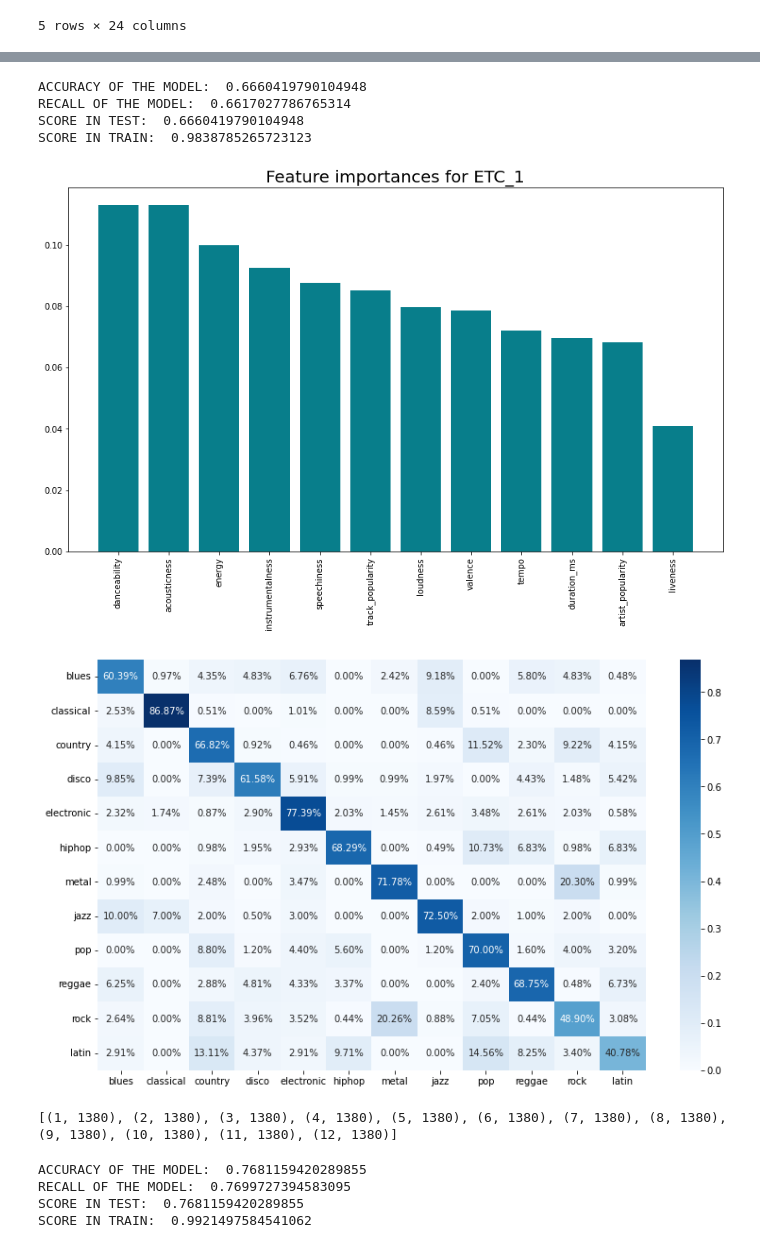
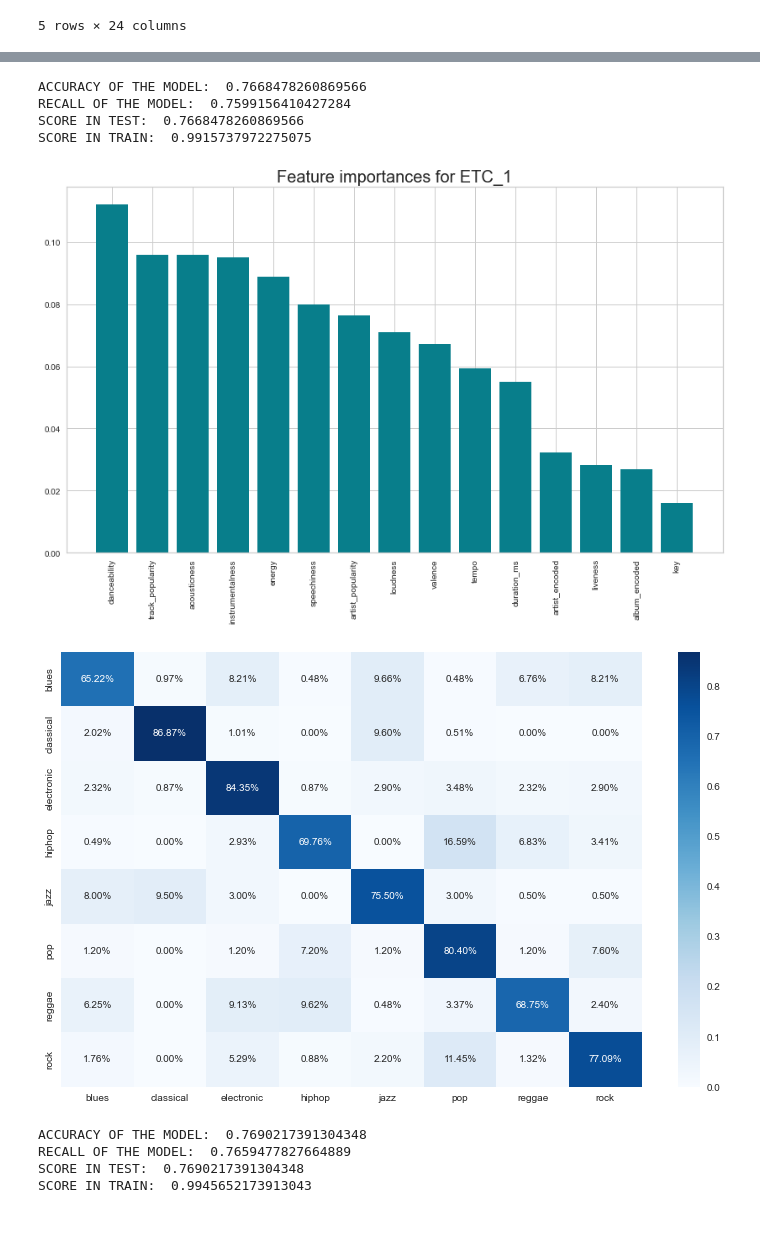
Before and after one commit to laurabarredaagusti/genre_prediction, a Jupyter notebook: SRC/notebooks/genre_prediction/modelling.ipynb, the cells around one changed output, grey strips where cells are left out. Saved outputs shown, nothing was run; the diff lists cells and outputs as text; code cells hidden in the pictures.

```diff
--- a/SRC/notebooks/genre_prediction/modelling.ipynb
+++ b/SRC/notebooks/genre_prediction/modelling.ipynb
@@ -202,8 +181,9 @@ df['album_encoded'] = np.log1p(df.album_encoded)
 # First we divide our data, we will drop some columns, like the album or the artist (encoded).
 # We have also dropped some numerical features like the time signature, the key and the mode.
 
-X = df[['track_popularity', 'artist_popularity', 'danceability', 'energy', 'loudness',
-        'speechiness', 'acousticness', 'instrumentalness', 'liveness', 'valence', 'tempo', 'duration_ms']]
+X = df[['track_popularity', 'artist_popularity', 'danceability', 'energy', 'loudness', 'key',
+        'speechiness', 'acousticness', 'instrumentalness', 'liveness', 'valence', 'tempo', 'duration_ms',
+        'artist_encoded', 'album_encoded']]
 y = df['genre']
 
 X_train, X_test, y_train, y_test = train_test_split(X, y, test_size = 0.20, stratify=y, random_state=123)
@@ -219,28 +204,26 @@ X_test = pd.DataFrame(scaler.transform(X_test), columns = X.columns)
 # We have tested Random Forest Classifier model with different params, and these are the ones that gave the best results
 # We have also tested our accuracy, recall and score
 
-rf = RandomForestClassifier(max_depth=25, min_samples_leaf=1, min_samples_split=5, n_estimators=1200)
-rf.fit(X_train, y_train)
+rf1 = RandomForestClassifier(max_depth=25, min_samples_leaf=1, min_samples_split=5, n_estimators=1200)
+rf1.fit(X_train, y_train)
 
-rf_probs = rf.predict_proba(X_test)
+rf1_pred = rf1.predict(X_test)
 
-y_pred = rf.predict(X_test)
-
-print("ACCURACY OF THE MODEL: ", metrics.accuracy_score(y_test, y_pred))
-print("RECALL OF THE MODEL: ", metrics.recall_score(y_test, y_pred, average='macro'))
-print("SCORE IN TEST: ", rf.score(X_test, y_test))
-print("SCORE IN TRAIN: ", rf.score(X_train, y_train))
+print("ACCURACY OF THE MODEL: ", metrics.accuracy_score(y_test, rf1_pred))
+print("RECALL OF THE MODEL: ", metrics.recall_score(y_test, rf1_pred, average='macro'))
+print("SCORE IN TEST: ", rf1.score(X_test, y_test))
+print("SCORE IN TRAIN: ", rf1.score(X_train, y_train))
 # %% [output]
-ACCURACY OF THE MODEL:  0.6660419790104948
-RECALL OF THE MODEL:  0.6617027786765314
-SCORE IN TEST:  0.6660419790104948
-SCORE IN TRAIN:  0.9838785265723123
+ACCURACY OF THE MODEL:  0.7668478260869566
+RECALL OF THE MODEL:  0.7599156410427284
+SCORE IN TEST:  0.7668478260869566
+SCORE IN TRAIN:  0.9915737972275075
 # %%
 # In order to observe which have been the most important features, we visualize the feature importance with a plot
 
 importances = pd.DataFrame(data={
     'Attribute': X.columns,
-    'Importance': rf.feature_importances_})
+    'Importance': rf1.feature_importances_})
 
 importances = importances.sort_values(by='Importance', ascending=False)
 plt.figure(figsize = (14,8))
@@ -250,47 +233,38 @@ plt.title('Feature importances for ETC_1', size=20)
 plt.xticks(rotation='vertical')
 plt.show()
 # %% [output]
-[figure, old version]
+[figure, new version]
 # %%
 # From the confusion matrix we can observe that the classes which got the worst classification, have been
 # trance, techno and synthwave
 
-x_axis_labes = ['blues', 'classical', 'country', 'disco', 'electronic', 'hiphop', 'metal', 'jazz', 'pop', 'reggae', 'rock', 'latin']
-y_axis_labels = ['blues', 'classical', 'country', 'disco', 'electronic', 'hiphop', 'metal', 'jazz', 'pop', 'reggae', 'rock', 'latin']
+x_axis_labes = ['blues', 'classical', 'electronic', 'hiphop', 'jazz', 'pop', 'reggae', 'rock']
+y_axis_labels = ['blues', 'classical', 'electronic', 'hiphop', 'jazz', 'pop', 'reggae', 'rock']
 plt.figure(figsize=(13,8))
-sns.heatmap(confusion_matrix(y_test, y_pred, normalize='true', labels=np.unique(y_test)), annot=True,
+sns.heatmap(confusion_matrix(y_test, rf1_pred, normalize='true', labels=np.unique(y_test)), annot=True,
             fmt='.2%', cmap='Blues', xticklabels=x_axis_labes, yticklabels=y_axis_labels);
 # %% [output]
-[figure, old version]
+[figure, new version]
 # %%
 # In order to try to improve our resaults, we have tested SMOTE, a random oversampler
-
 smote = SMOTE(random_state=42)
 X_train_smote, y_train_smote= smote.fit_resample(X_train, y_train)
-# Check the number of records after over sampling
-print(sorted(Counter(y_train_smote).items()))
-
-X_train, X_test, y_train, y_test = train_test_split(X_train_smote, y_train_smote, test_size = 0.20)
-# %% [output]
-[(1, 1380), (2, 1380), (3, 1380), (4, 1380), (5, 1380), (6, 1380), (7, 1380), (8, 1380), (9, 1380), (10, 1380), (11, 1380), (12, 1380)]
 # %%
-# After testing with the model, our accuracy has improved a lot, but it can be also due to overfitting
+# After testing with the model, our accuracy has improved a lot, but it can be also due to overf2itting
 
-rf = RandomForestClassifier(max_depth=25, min_samples_leaf=1, min_samples_split=5, n_estimators=1200)
-rf.fit(X_train, y_train)
-# Probabilities of each genre
-rf_probs = rf.predict_proba(X_test)
+rf2 = RandomForestClassifier(max_depth=25, min_samples_leaf=1, min_samples_split=5, n_estimators=1200)
+rf2.fit(X_train_smote, y_train_smote)
 
-y_pred = rf.predict(X_test)
+rf2_pred = rf2.predict(X_test)
 
-print("ACCURACY OF THE MODEL: ", metrics.accuracy_score(y_test, y_pred))
-print("RECALL OF THE MODEL: ", metrics.recall_score(y_test, y_pred, average='macro'))
-print("SCORE IN TEST: ", rf.score(X_test, y_test))
-print("SCORE IN TRAIN: ", rf.score(X_train, y_train))
+print("ACCURACY OF THE MODEL: ", metrics.accuracy_score(y_test, rf2_pred))
+print("RECALL OF THE MODEL: ", metrics.recall_score(y_test, rf2_pred, average='macro'))
+print("SCORE IN TEST: ", rf2.score(X_test, y_test))
+print("SCORE IN TRAIN: ", rf2.score(X_train_smote, y_train_smote))
 # %% [output]
-ACCURACY OF THE MODEL:  0.7681159420289855
-RECALL OF THE MODEL:  0.7699727394583095
-SCORE IN TEST:  0.7681159420289855
-SCORE IN TRAIN:  0.9921497584541062
+ACCURACY OF THE MODEL:  0.7690217391304348
+RECALL OF THE MODEL:  0.7659477827664889
+SCORE IN TEST:  0.7690217391304348
+SCORE IN TRAIN:  0.9945652173913043
 # %%
 # We will try now undersampling, since it's a safer technique, and see if we also get good resaults.
```
Also changed, not shown: parts of 29 cells of this notebook, 23 other files.
